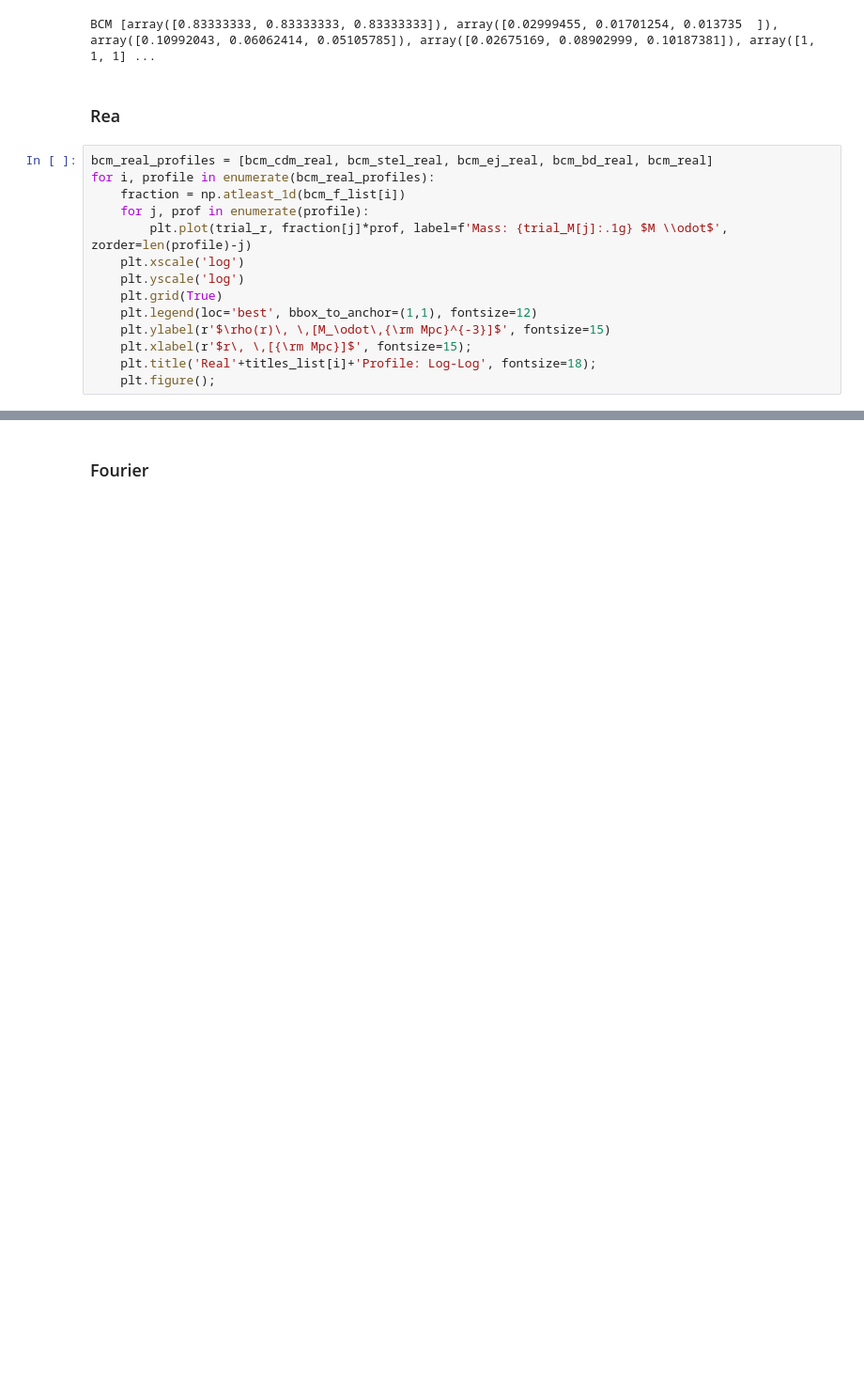
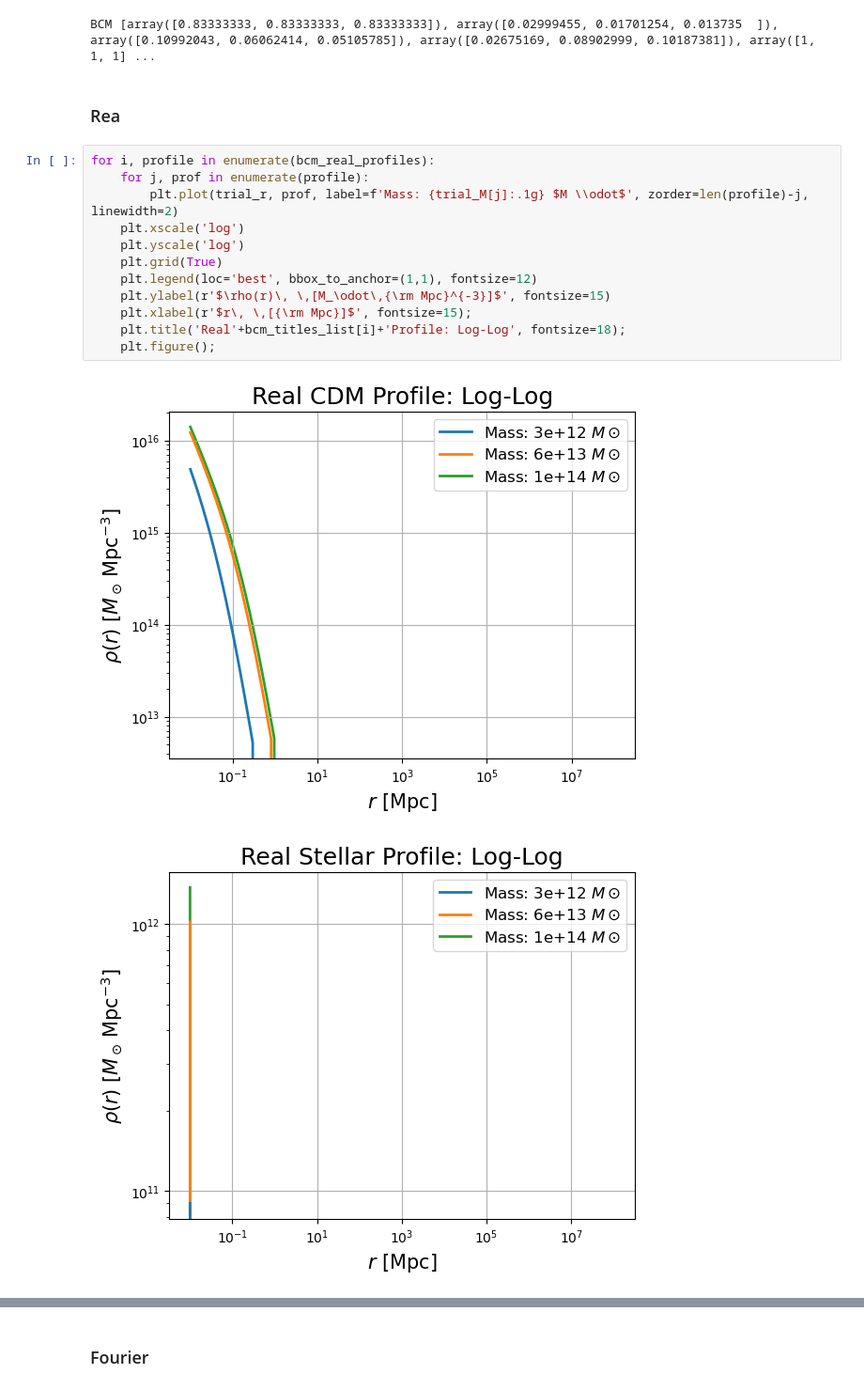
Before and after one commit to Catherine-Lambe/Oxford-Internship-Practices, a Jupyter notebook: symposium presentation/Symposium plots.ipynb, the cells around one changed output, grey strips where cells are left out. Shown at 94% size. Cells and saved outputs as stored; diff of their text form; blank space fills up the shorter version.

```diff
--- a/symposium presentation/Symposium plots.ipynb
+++ b/symposium presentation/Symposium plots.ipynb
@@ -171,17 +172,17 @@ BCM [array([0.83333333, 0.83333333, 0.83333333]), array([0.02999455, 0.01701254,
 # %% [markdown]
 ### Rea
 # %%
-bcm_real_profiles = [bcm_cdm_real, bcm_stel_real, bcm_ej_real, bcm_bd_real, bcm_real]
 for i, profile in enumerate(bcm_real_profiles):
-    fraction = np.atleast_1d(bcm_f_list[i])
     for j, prof in enumerate(profile):
-        plt.plot(trial_r, fraction[j]*prof, label=f'Mass: {trial_M[j]:.1g} $M \\odot$', zorder=len(profile)-j)
+        plt.plot(trial_r, prof, label=f'Mass: {trial_M[j]:.1g} $M \\odot$', zorder=len(profile)-j, linewidth=2)
     plt.xscale('log')
     plt.yscale('log')
     plt.grid(True)
     plt.legend(loc='best', bbox_to_anchor=(1,1), fontsize=12)
     plt.ylabel(r'$\rho(r)\, \,[M_\odot\,{\rm Mpc}^{-3}]$', fontsize=15)
     plt.xlabel(r'$r\, \,[{\rm Mpc}]$', fontsize=15);
-    plt.title('Real'+titles_list[i]+'Profile: Log-Log', fontsize=18);
+    plt.title('Real'+bcm_titles_list[i]+'Profile: Log-Log', fontsize=18);
     plt.figure();
 # %% [output]
+[figure, new version]
+[figure, added]
```
Also changed, not shown: parts of 7 cells of this notebook.
